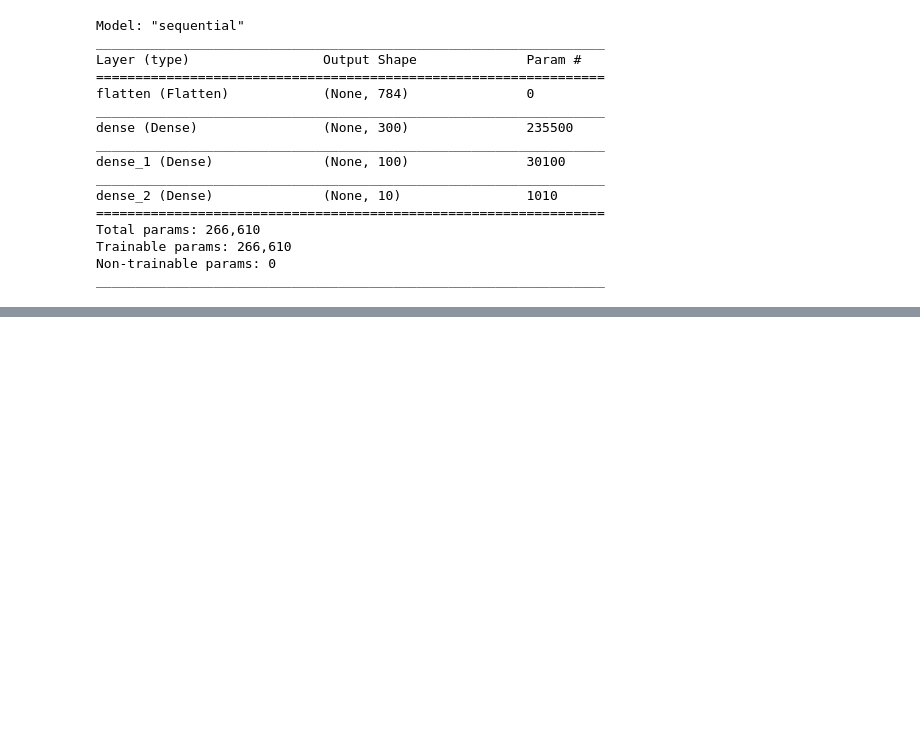
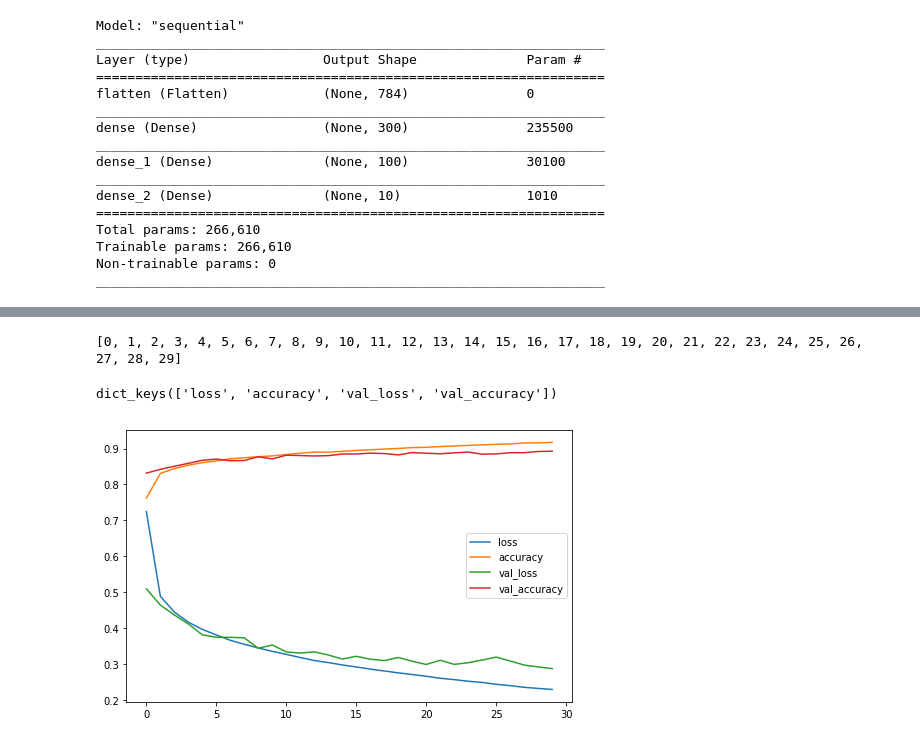
Before and after one commit to cyclone989/SummerAI, a Jupyter notebook: Summer_AI/day12.ipynb, the cells around one changed output, grey strips where cells are left out. Saved outputs shown, nothing was run; the diff lists cells and outputs as text; code cells hidden in the pictures; blank space fills up the shorter version.

```diff
--- a/Summer_AI/day12.ipynb
+++ b/Summer_AI/day12.ipynb
@@ -147,0 +195,9 @@ keras.utils.plot_model(model, "my_fashion_mnist_model.png", show_shapes=True)
+# %%
+model.compile(loss="sparse_categorical_crossentropy",
+             optimizer="sgd", metrics=["accuracy"])
+# %%
+%%time
+hist = model.fit(X_train, y_train, epochs=30, validation_data=(X_valid, y_valid))
+# Epoch 30/30
+# 55000/55000 [==============================] - 7s 135us/sample - loss: 0.2283 - accuracy: 0.9178 - val_loss: 0.2856 - val_accuracy: 0.8966
+# Wall time: 3min 35s
@@ -147,0 +232,13 @@ keras.utils.plot_model(model, "my_fashion_mnist_model.png", show_shapes=True)
+# %%
+print(hist.epoch)
+# %% [output]
+[0, 1, 2, 3, 4, 5, 6, 7, 8, 9, 10, 11, 12, 13, 14, 15, 16, 17, 18, 19, 20, 21, 22, 23, 24, 25, 26, 27, 28, 29]
+# %%
+hist.history.keys()
+# %% [output]
+dict_keys(['loss', 'accuracy', 'val_loss', 'val_accuracy'])
+# %%
+pd.DataFrame(hist.history).plot(figsize=(8,5))
+plt.show()
+# %% [output]
+[figure, added]
```
Also changed, not shown: parts of 17 cells of this notebook, 12 other files.
